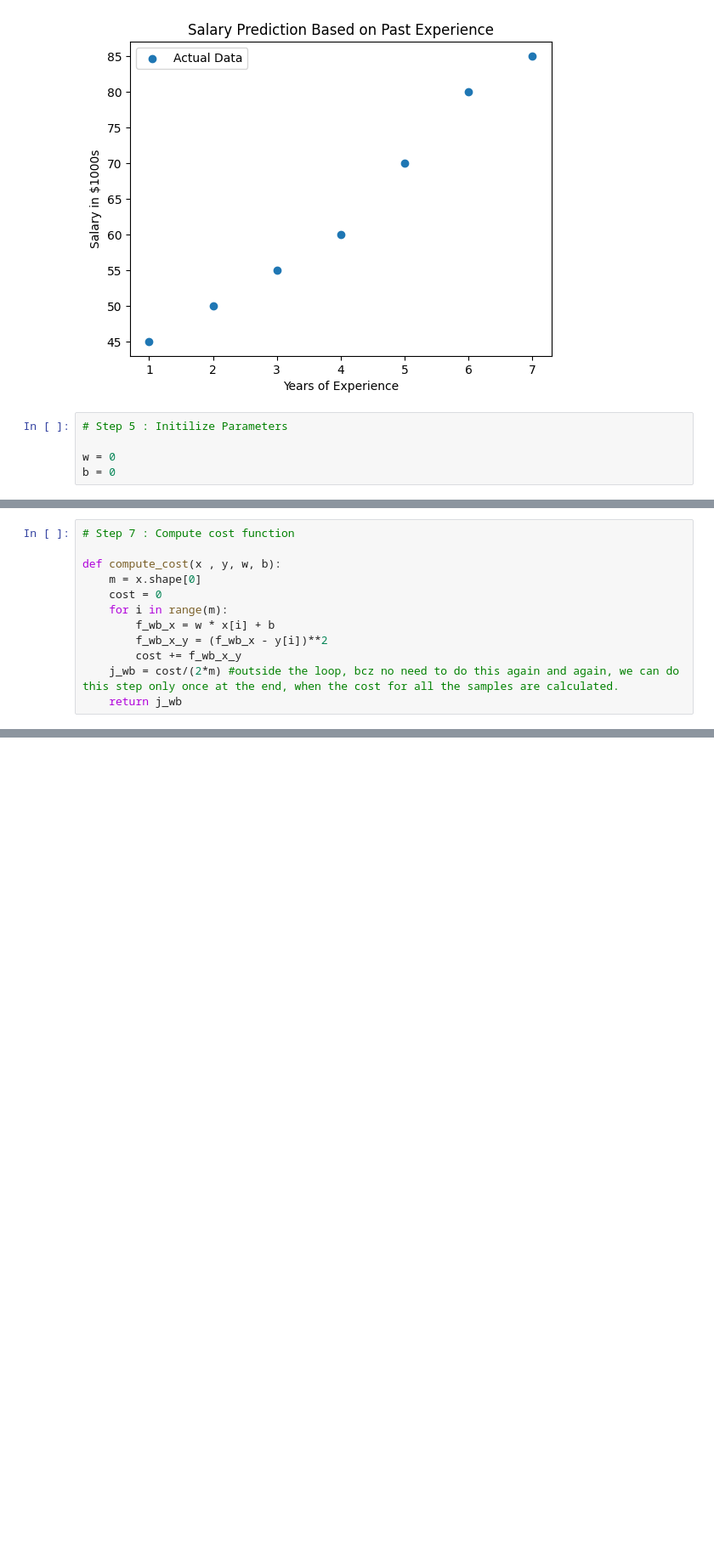
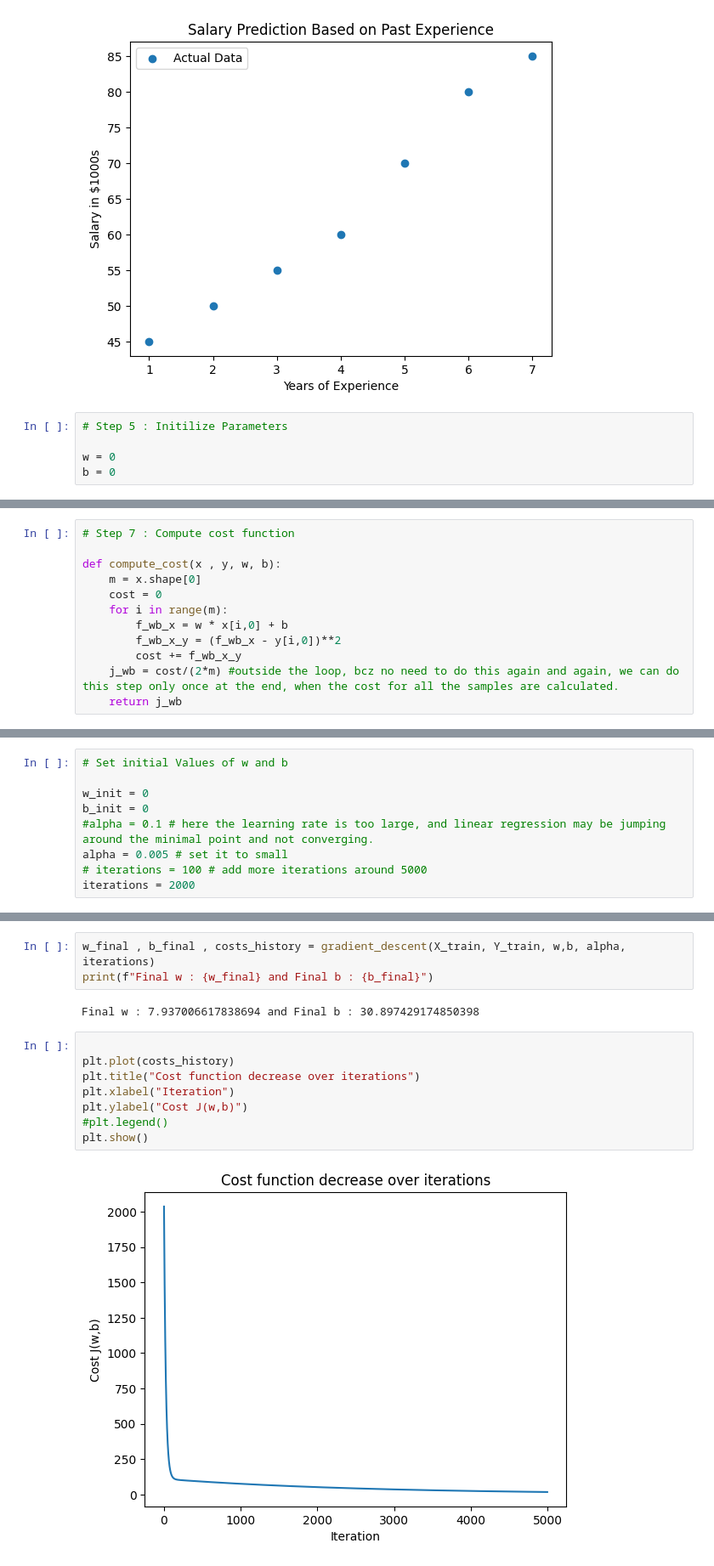
Before and after one commit to Maria-Farooq534/Machine_Learning, a Jupyter notebook: supervised_learning/Linear_regression/linear_regression_1_need_to_optimize.ipynb, the cells around one changed output, grey strips where cells are left out. Shown: that part at 85% size. Saved outputs shown, nothing was run; the diff lists cells and outputs as text; blank space fills up the shorter version.

Commit message:
Linear Regression optimization

```diff
--- a/supervised_learning/Linear_regression/linear_regression_1_need_to_optimize.ipynb
+++ b/supervised_learning/Linear_regression/linear_regression_1_need_to_optimize.ipynb
@@ -95,8 +95,8 @@ def compute_cost(x , y, w, b):
     m = x.shape[0]
     cost = 0
     for i in range(m):
-        f_wb_x = w * x[i] + b
-        f_wb_x_y = (f_wb_x - y[i])**2
+        f_wb_x = w * x[i,0] + b
+        f_wb_x_y = (f_wb_x - y[i,0])**2
         cost += f_wb_x_y
     j_wb = cost/(2*m) #outside the loop, bcz no need to do this again and again, we can do this step only once at the end, when the cost for all the samples are calculated.
     return j_wb
@@ -107,0 +108,9 @@ print(cost_1)
+# %%
+# Set initial Values of w and b
+
+w_init = 0
+b_init = 0
+#alpha = 0.1 # here the learning rate is too large, and linear regression may be jumping around the minimal point and not converging.
+alpha = 0.005 # set it to small
+# iterations = 100 # add more iterations around 5000
+iterations = 2000
@@ -107,0 +172,15 @@ print(cost_1)
+# %%
+w_final , b_final , costs_history = gradient_descent(X_train, Y_train, w,b, alpha, iterations)
+print(f"Final w : {w_final} and Final b : {b_final}")
+# %% [output]
+Final w : 7.937006617838694 and Final b : 30.897429174850398
+# %%
+
+plt.plot(costs_history)
+plt.title("Cost function decrease over iterations")
+plt.xlabel("Iteration")
+plt.ylabel("Cost J(w,b)")
+#plt.legend()
+plt.show()
+# %% [output]
+[figure, added]
```
Also changed, not shown: parts of 6 cells of this notebook.
